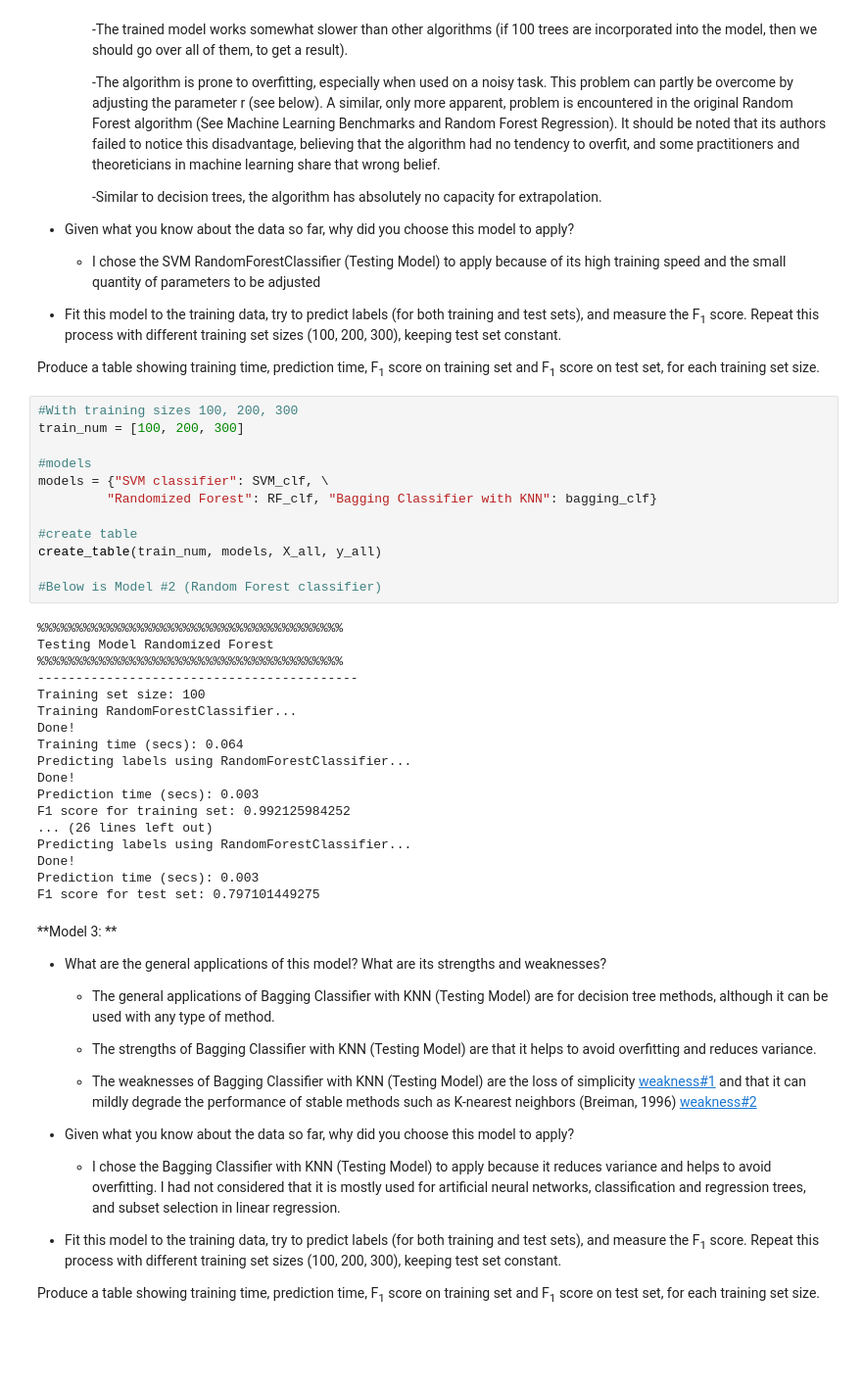
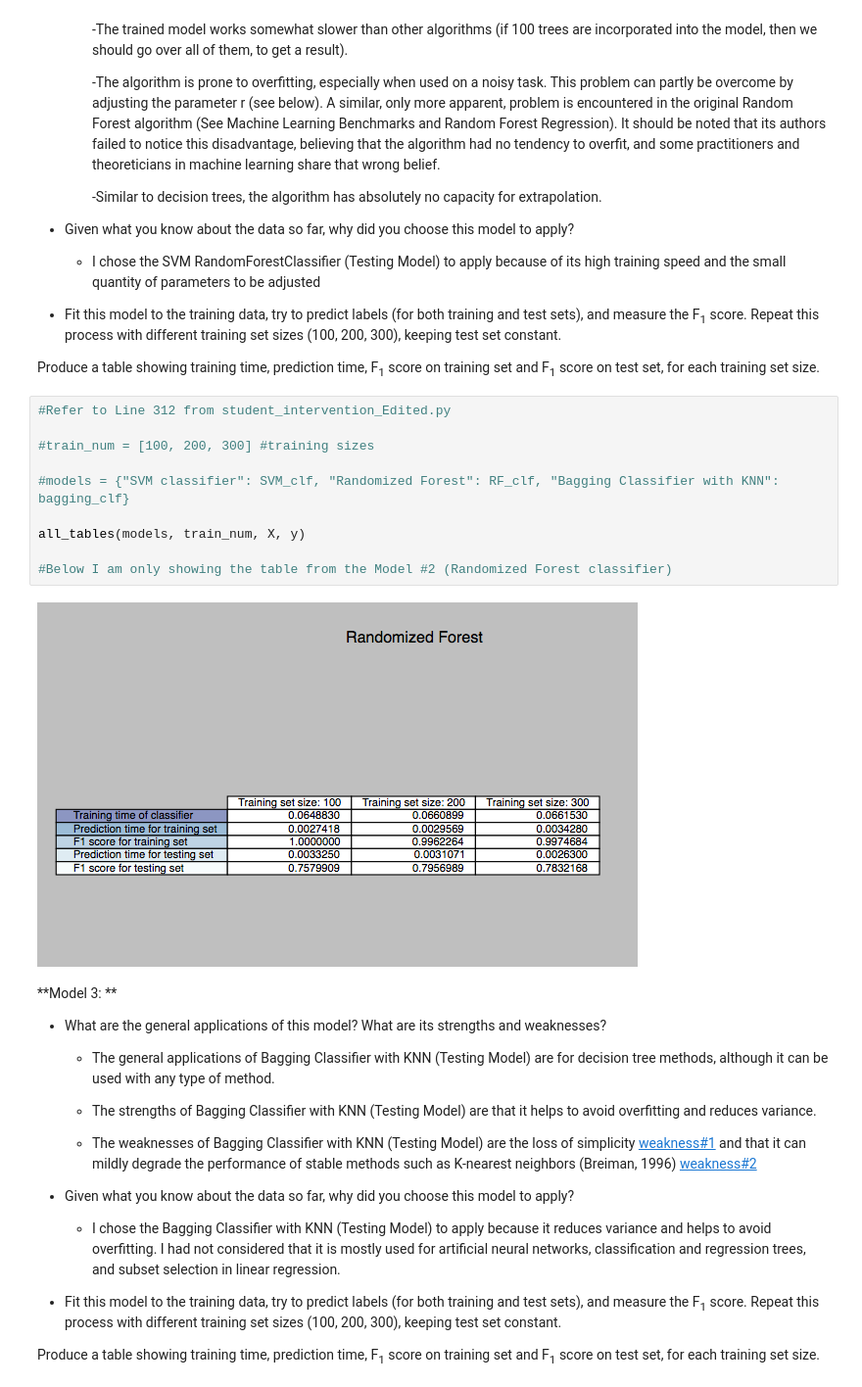
Before and after one commit to AndyMelendezCuesta/student_intervention_system, a Jupyter notebook: student_intervention.ipynb, the cells around one changed output. Shown at 98% size. Saved outputs shown, nothing was run; the diff lists cells and outputs as text; blank space fills up the shorter version.

```diff
--- a/student_intervention.ipynb
+++ b/student_intervention.ipynb
@@ -433,35 +415,17 @@ F1 score for test set: 0.8
 
 Produce a table showing training time, prediction time, F<sub>1</sub> score on training set and F<sub>1</sub> score on test set, for each training set size.
 # %%
-#With training sizes 100, 200, 300
-train_num = [100, 200, 300]
+#Refer to Line 312 from student_intervention_Edited.py
 
-#models
-models = {"SVM classifier": SVM_clf, \
-         "Randomized Forest": RF_clf, "Bagging Classifier with KNN": bagging_clf}
+#train_num = [100, 200, 300] #training sizes
 
-#create table
-create_table(train_num, models, X_all, y_all)
+#models = {"SVM classifier": SVM_clf, "Randomized Forest": RF_clf, "Bagging Classifier with KNN": bagging_clf}
 
-#Below is Model #2 (Random Forest classifier)
+all_tables(models, train_num, X, y)
+
+#Below I am only showing the table from the Model #2 (Randomized Forest classifier)
 # %% [output]
-%%%%%%%%%%%%%%%%%%%%%%%%%%%%%%%%%%%%%%%%
-Testing Model Randomized Forest
-%%%%%%%%%%%%%%%%%%%%%%%%%%%%%%%%%%%%%%%%
-------------------------------------------
-Training set size: 100
-Training RandomForestClassifier...
-Done!
-Training time (secs): 0.064
-Predicting labels using RandomForestClassifier...
-Done!
-Prediction time (secs): 0.003
-F1 score for training set: 0.992125984252
-... (26 lines left out)
-Predicting labels using RandomForestClassifier...
-Done!
-Prediction time (secs): 0.003
-F1 score for test set: 0.797101449275
+[figure, added]
 # %% [markdown]
 **Model 3: **
 
```
Also changed, not shown: parts of 2 cells of this notebook.
